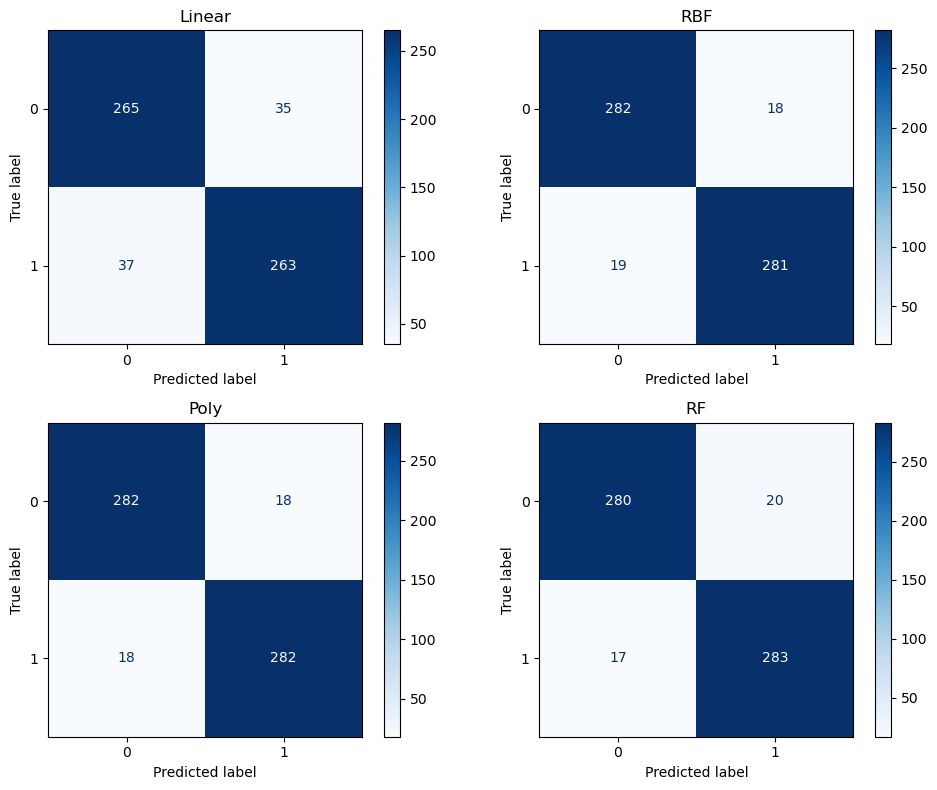
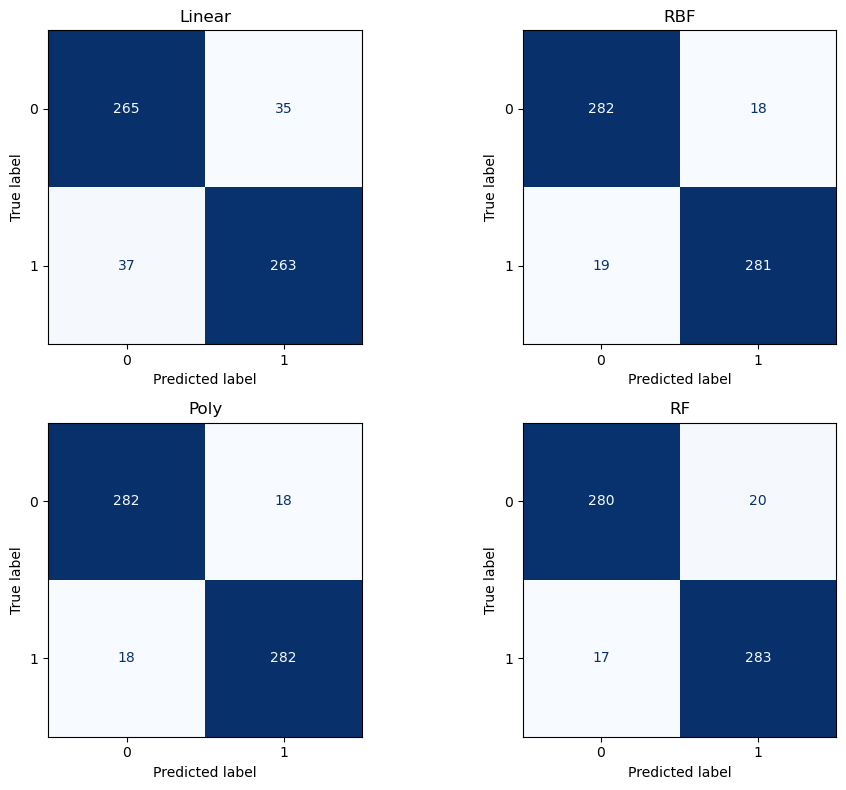
Code edit (unified diff) that turned the first committed figure into the second:
--- before
+++ after
@@ -1,9 +1,7 @@
 fig, axes = plt.subplots(2, 2, figsize=(10, 8))
-
 for ax, (name, model) in zip(axes.flatten(), models):
     cm = confusion_matrix(y_test, model.predict(X_test_scaled))
-    ConfusionMatrixDisplay(cm, display_labels=model.classes_).plot(ax=ax, cmap='Blues')
+    ConfusionMatrixDisplay(cm, display_labels=model.classes_).plot(ax=ax, cmap='Blues', colorbar=False)
     ax.set_title(name)
-
 plt.tight_layout()
 plt.show()

Commit: Add week8